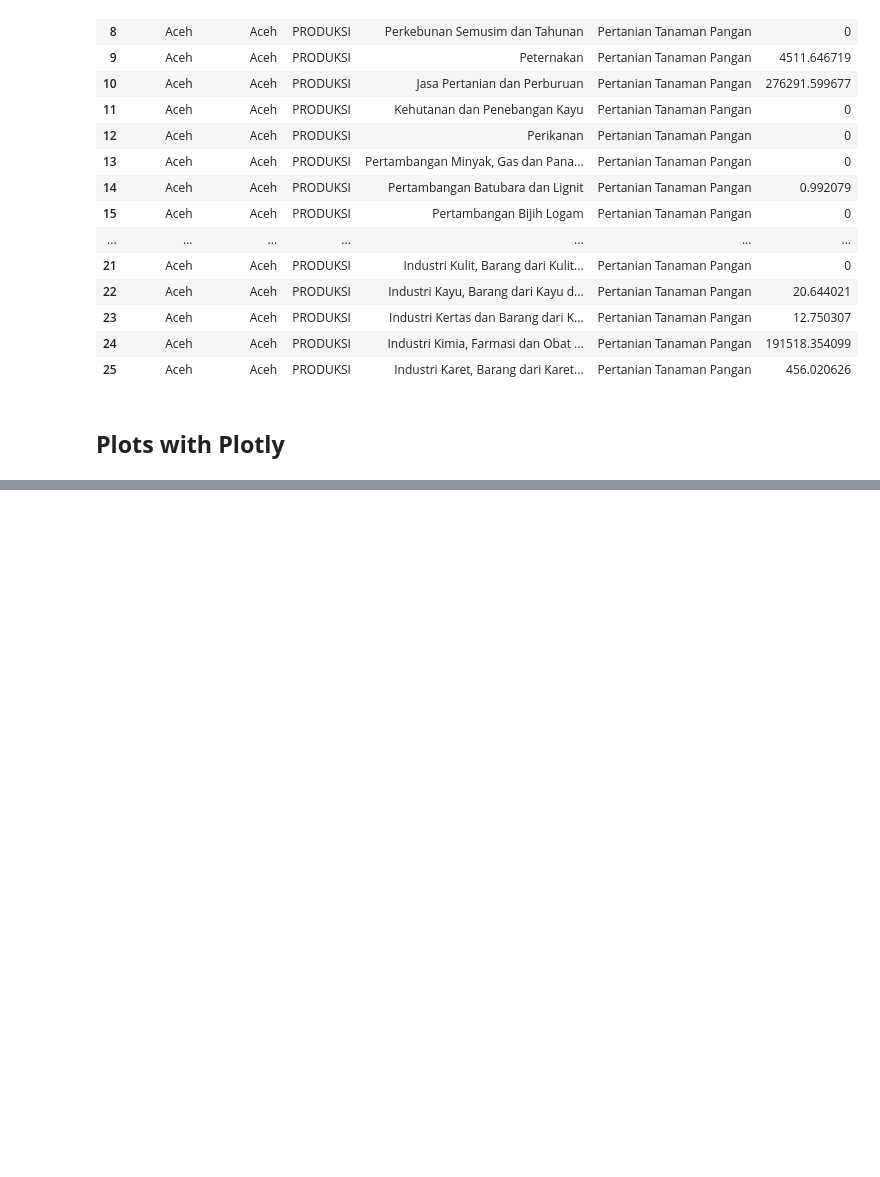
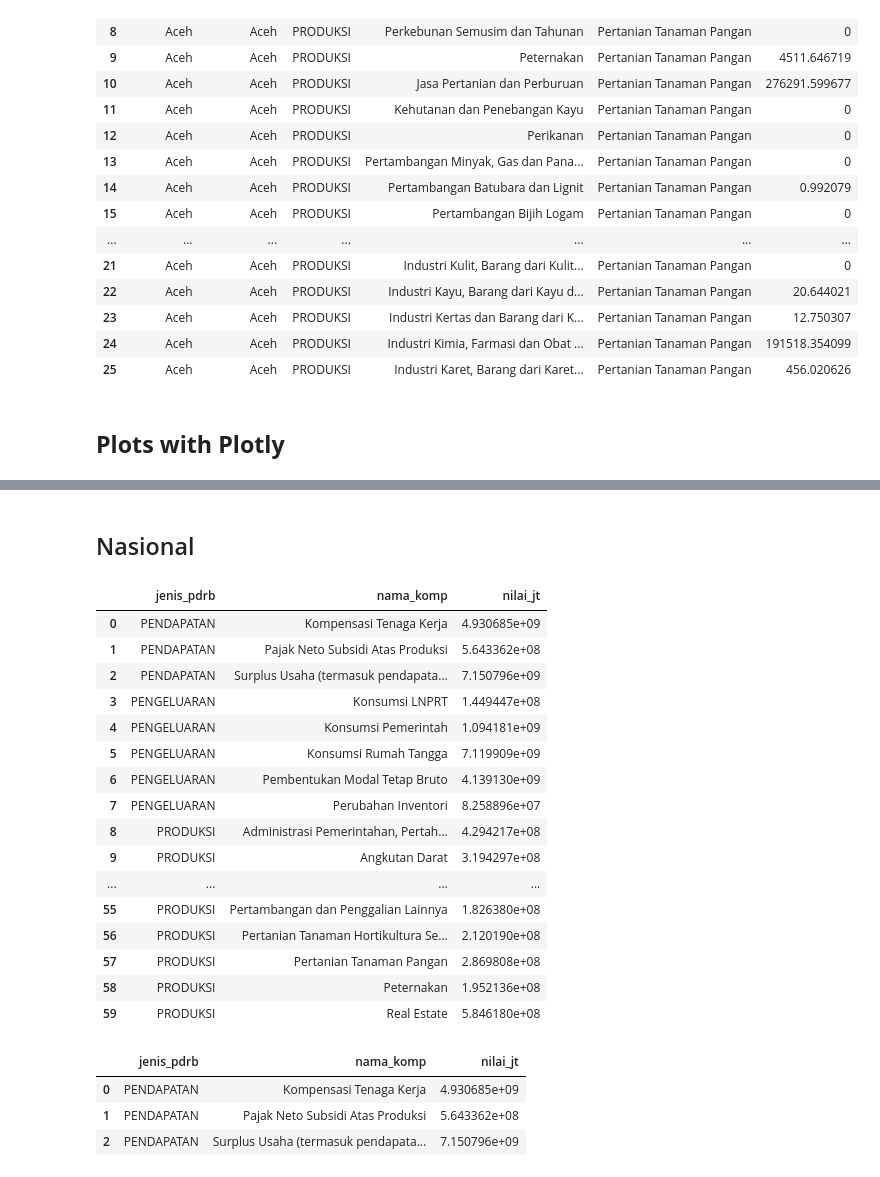
Before and after one commit to nurkhamidah/tryIRIO, a Jupyter notebook: temp.ipynb, the cells around one changed output, grey strips where cells are left out. Saved outputs shown, nothing was run; the diff lists cells and outputs as text; code cells hidden in the pictures; blank space fills up the shorter version.

```diff
--- a/temp.ipynb
+++ b/temp.ipynb
@@ -626,0 +687,30 @@ matriks_produksi.to_csv("matriks_produksi.csv")
+# %% [markdown]
+## Nasional
+# %%
+df_pdrb_nasional = df_pdrb.groupby(['jenis_pdrb', 'nama_komp']).agg({"nilai_jt": "sum"}).reset_index()
+df_pdrb_nasional
+# %% [output]
+|  | jenis_pdrb | nama_komp | nilai_jt |
+| 0 | PENDAPATAN | Kompensasi Tenaga Kerja | 4.930685e+09 |
+| 1 | PENDAPATAN | Pajak Neto Subsidi Atas Produksi | 5.643362e+08 |
+| 2 | PENDAPATAN | Surplus Usaha (termasuk pendapata... | 7.150796e+09 |
+| 3 | PENGELUARAN | Konsumsi LNPRT | 1.449447e+08 |
+| 4 | PENGELUARAN | Konsumsi Pemerintah | 1.094181e+09 |
+| 5 | PENGELUARAN | Konsumsi Rumah Tangga | 7.119909e+09 |
+| 6 | PENGELUARAN | Pembentukan Modal Tetap Bruto | 4.139130e+09 |
+| 7 | PENGELUARAN | Perubahan Inventori | 8.258896e+07 |
+| 8 | PRODUKSI | Administrasi Pemerintahan, Pertah... | 4.294217e+08 |
+| 9 | PRODUKSI | Angkutan Darat | 3.194297e+08 |
+| ... | ... | ... | ... |
+| 55 | PRODUKSI | Pertambangan dan Penggalian Lainnya | 1.826380e+08 |
+| 56 | PRODUKSI | Pertanian Tanaman Hortikultura Se... | 2.120190e+08 |
+| 57 | PRODUKSI | Pertanian Tanaman Pangan | 2.869808e+08 |
+| 58 | PRODUKSI | Peternakan | 1.952136e+08 |
+| 59 | PRODUKSI | Real Estate | 5.846180e+08 |
+# %%
+df_pdrb_nasional[df_pdrb_nasional['jenis_pdrb'] == 'PENDAPATAN']
+# %% [output]
+|  | jenis_pdrb | nama_komp | nilai_jt |
+| 0 | PENDAPATAN | Kompensasi Tenaga Kerja | 4.930685e+09 |
+| 1 | PENDAPATAN | Pajak Neto Subsidi Atas Produksi | 5.643362e+08 |
+| 2 | PENDAPATAN | Surplus Usaha (termasuk pendapata... | 7.150796e+09 |
```
Also changed, not shown: parts of 8 cells of this notebook, 3 other files.
